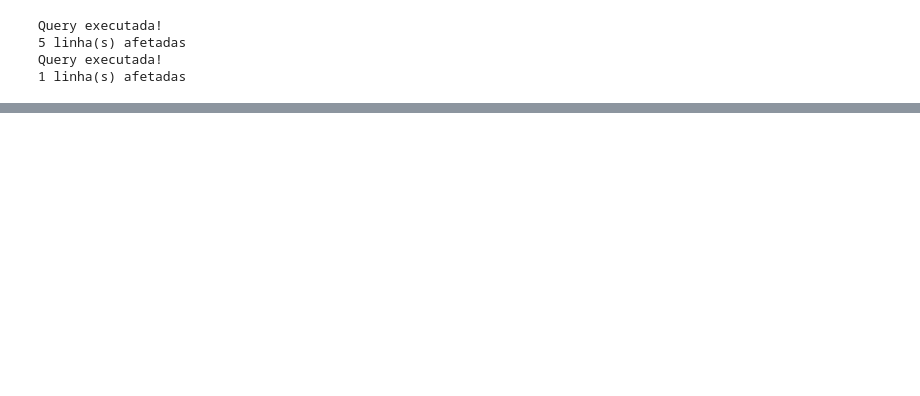
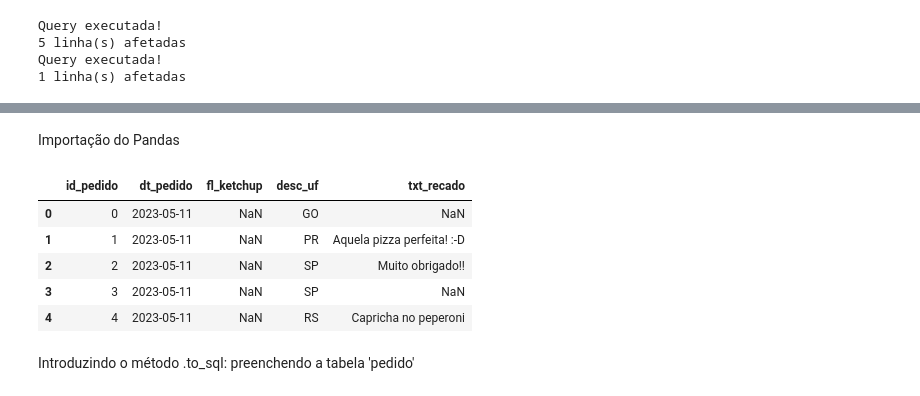
Before and after one commit to luizfelipedscoelho/bancodepatos, a Jupyter notebook: bancodepatos.ipynb, the cells around one changed output, grey strips where cells are left out. Cells and saved outputs as stored; diff of their text form; code cells hidden in the pictures; blank space fills up the shorter version.

Commit message:
+ comentários e introdução a nova biblioteca
bem vindo ao bd com pat... com pandas!

```diff
--- a/bancodepatos.ipynb
+++ b/bancodepatos.ipynb
@@ -148,0 +192,15 @@ Query executada!
+# %% [markdown]
+Importação do Pandas
+# %%
+import pandas as pd
+df_pedido = pd.read_csv(f'pedido.csv')
+display(df_pedido.head())
+# %% [output]
+|  | id_pedido | dt_pedido | fl_ketchup | desc_uf | txt_recado |
+| 0 | 0 | 2023-05-11 | NaN | GO | NaN |
+| 1 | 1 | 2023-05-11 | NaN | PR | Aquela pizza perfeita! :-D |
+| 2 | 2 | 2023-05-11 | NaN | SP | Muito obrigado!! |
+| 3 | 3 | 2023-05-11 | NaN | SP | NaN |
+| 4 | 4 | 2023-05-11 | NaN | RS | Capricha no peperoni |
+# %% [markdown]
+Introduzindo o método .to_sql: preenchendo a tabela 'pedido'
```
Also changed, not shown: parts of 23 cells of this notebook.
